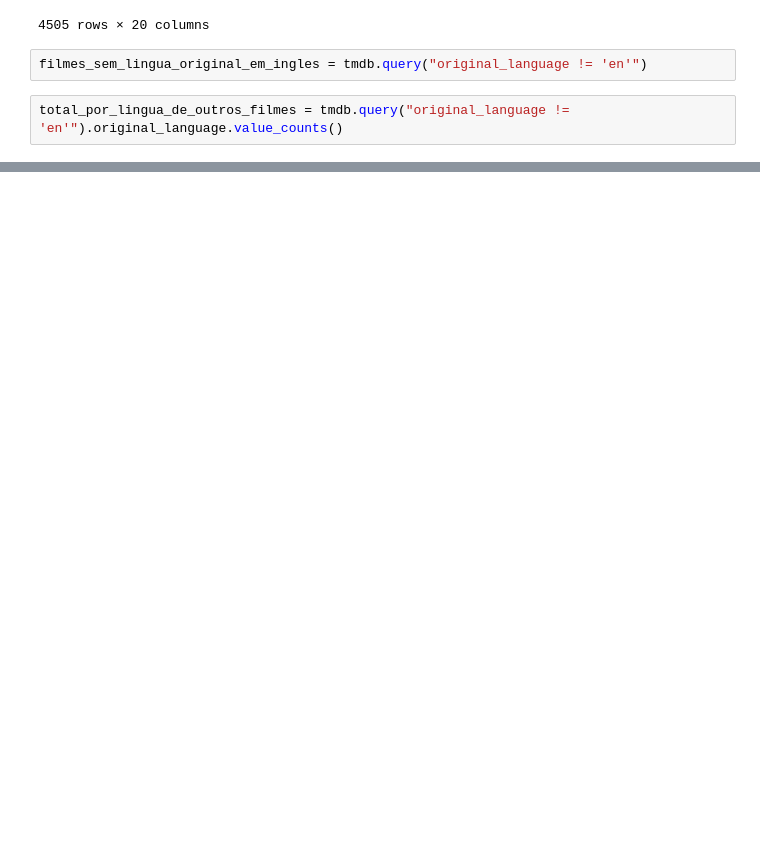
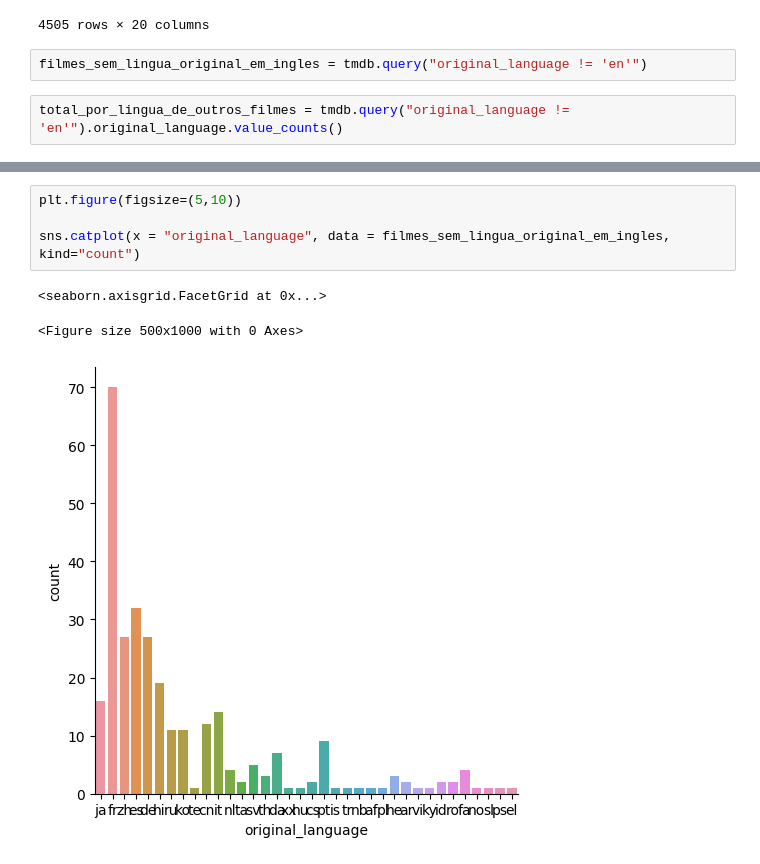
Before and after one commit to adrianycmc/introducaoADataScience, a Jupyter notebook: introdu_o_a_data_science.ipynb, the cells around one changed output, grey strips where cells are left out. Saved outputs shown, nothing was run; the diff lists cells and outputs as text; blank space fills up the shorter version.

```diff
--- a/introdu_o_a_data_science.ipynb
+++ b/introdu_o_a_data_science.ipynb
@@ -373,0 +369,8 @@ sns.catplot(x = "original_language", data = filmes_sem_lingua_original_em_ingles
+# %%
+plt.figure(figsize=(5,10))
+
+sns.catplot(x = "original_language", data = filmes_sem_lingua_original_em_ingles, kind="count")
+# %% [output]
+<seaborn.axisgrid.FacetGrid at 0x...>
+<Figure size 500x1000 with 0 Axes>
+[figure, added]
```
Also changed, not shown: parts of 32 cells of this notebook.
